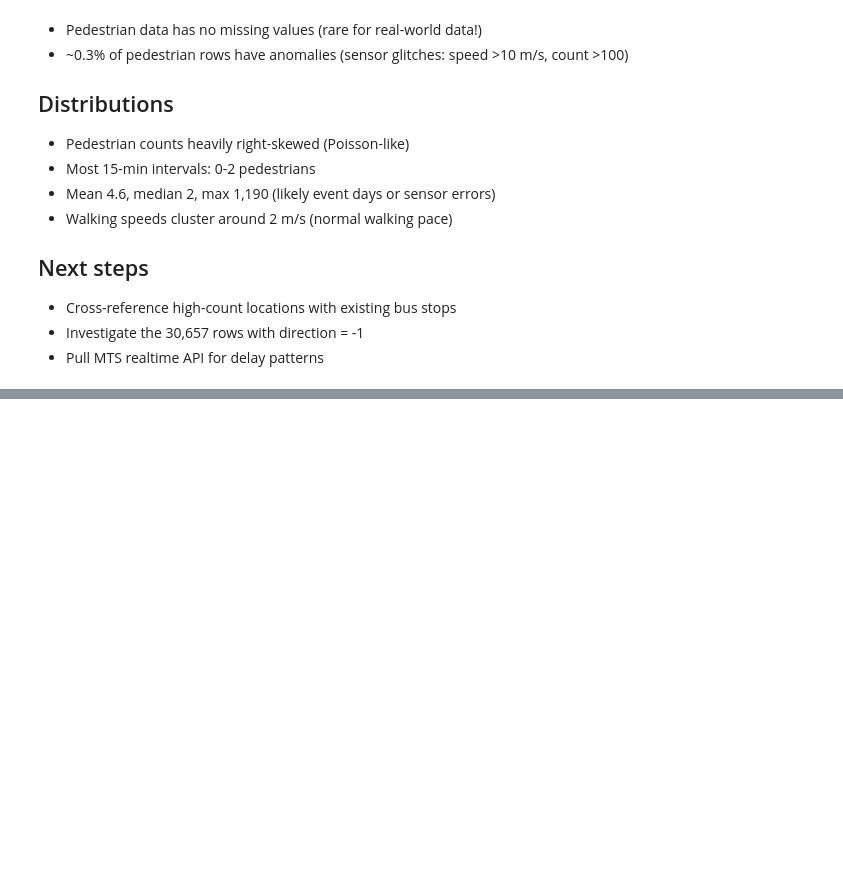
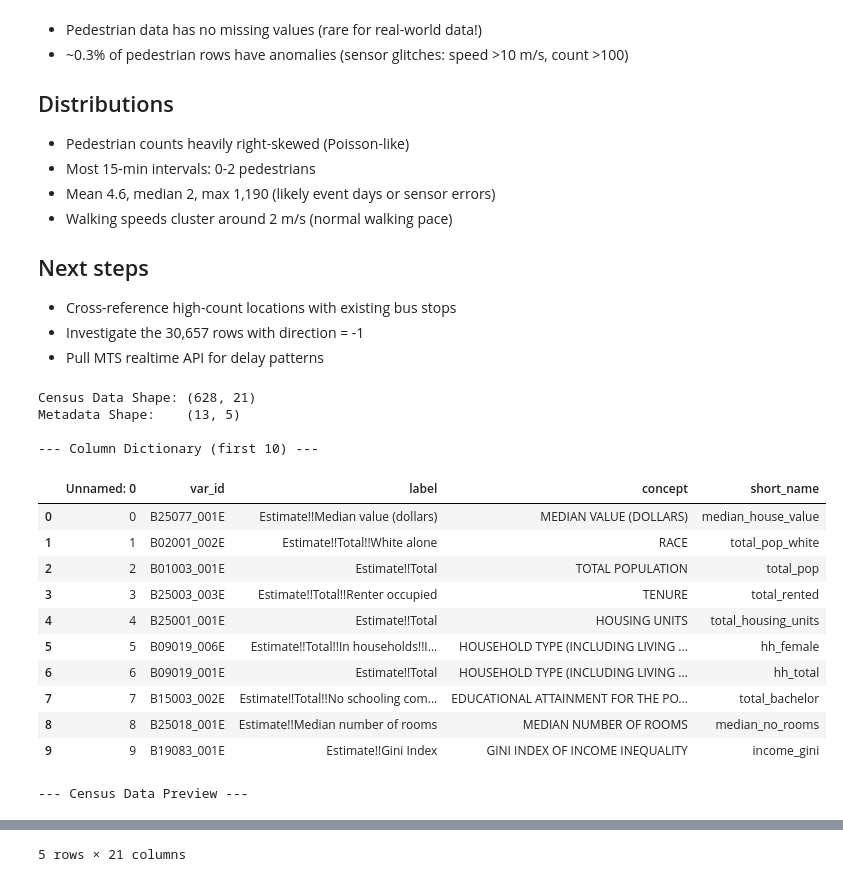
Before and after one commit to Dhrutube/SmartRoutes, a Jupyter notebook: eda.ipynb, the cells around one changed output, grey strips where cells are left out. Drawn from its saved outputs; the diff is of its cells as text; code cells hidden in the pictures; blank space fills up the shorter version.

```diff
--- a/eda.ipynb
+++ b/eda.ipynb
@@ -200,3 +263,34 @@ plt.show()
 - Cross-reference high-count locations with existing bus stops
 - Investigate the 30,657 rows with direction = -1
 - Pull MTS realtime API for delay patterns
+# %%
+census_path = 'data/san-diego-census-2017/'
+
+census_df = pd.read_csv(census_path + 'San Diego.csv')
+meta_df = pd.read_csv(census_path + 'metaindicator.csv')
+
+print(f"Census Data Shape: {census_df.shape}")
+print(f"Metadata Shape:    {meta_df.shape}")
+
+print("\n--- Column Dictionary (first 10) ---")
+display(meta_df.head(10))
+
+print("\n--- Census Data Preview ---")
+display(census_df.head())
+# %% [output]
+Census Data Shape: (628, 21)
+Metadata Shape:    (13, 5)
+
+--- Column Dictionary (first 10) ---
+|  | Unnamed: 0 | var_id | label | concept | short_name |
+| 0 | 0 | B25077_001E | Estimate!!Median value (dollars) | MEDIAN VALUE (DOLLARS) | median_house_value |
+| 1 | 1 | B02001_002E | Estimate!!Total!!White alone | RACE | total_pop_white |
+| 2 | 2 | B01003_001E | Estimate!!Total | TOTAL POPULATION | total_pop |
+| 3 | 3 | B25003_003E | Estimate!!Total!!Renter occupied | TENURE | total_rented |
+| 4 | 4 | B25001_001E | Estimate!!Total | HOUSING UNITS | total_housing_units |
+| 5 | 5 | B09019_006E | Estimate!!Total!!In households!!I... | HOUSEHOLD TYPE (INCLUDING LIVING ... | hh_female |
+| 6 | 6 | B09019_001E | Estimate!!Total | HOUSEHOLD TYPE (INCLUDING LIVING ... | hh_total |
+| 7 | 7 | B15003_002E | Estimate!!Total!!No schooling com... | EDUCATIONAL ATTAINMENT FOR THE PO... | total_bachelor |
+| 8 | 8 | B25018_001E | Estimate!!Median number of rooms | MEDIAN NUMBER OF ROOMS | median_no_rooms |
+| 9 | 9 | B19083_001E | Estimate!!Gini Index | GINI INDEX OF INCOME INEQUALITY | income_gini |
+--- Census Data Preview ---
@@ -202,0 +303 @@ plt.show()
+5 rows × 21 columns
```
Also changed, not shown: parts of 5 cells of this notebook.
